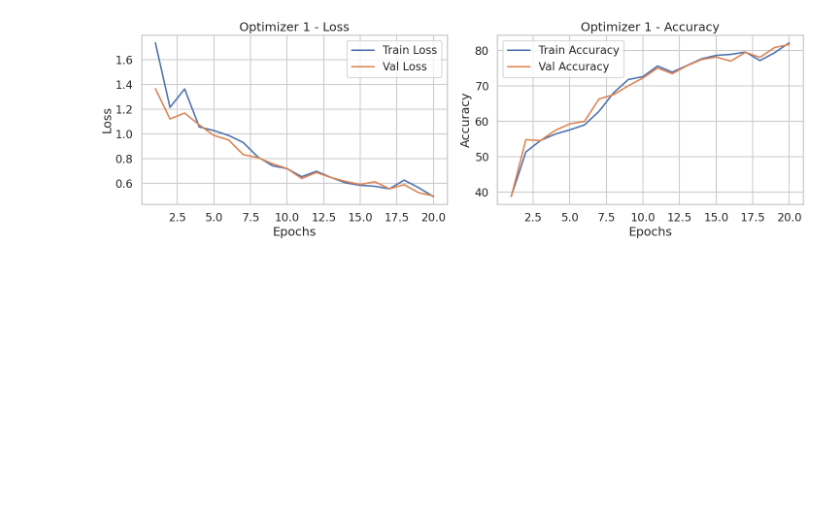
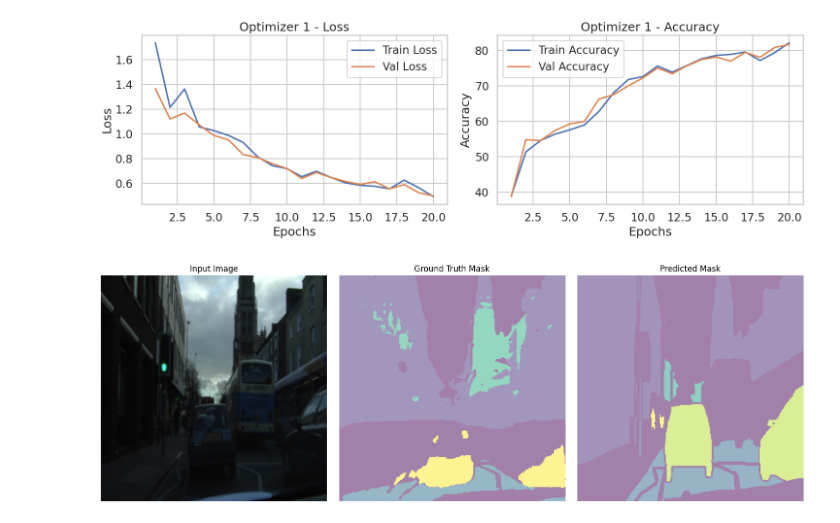
Before and after one commit to maegonz/Vision-Models-from-scratch, a Jupyter notebook: exp_unet.ipynb, the cells around one changed output. Cells and saved outputs as stored; diff of their text form; code cells hidden in the pictures; blank space fills up the shorter version.

Commit message:
Update utils function and main notebook

```diff
--- a/exp_unet.ipynb
+++ b/exp_unet.ipynb
@@ -122,3 +126,20 @@ from utils import plot_metrics
 plot_metrics(train_losses, val_losses, train_accuracies, val_accuracies, epochs=epochs)
 # %% [output]
 [figure]
+# %%
+from unet.methods import prediction
+from utils import plot_img_mask, unnormalize_image
+
+model.load_state_dict(torch.load('./unet/saved/unet_camvid.pth', map_location=device))
+preds, ground_truth = prediction(model, test_loader, device, cm=False)
+
+for imgs, _ in test_loader:
+    img = imgs[0]
+    img = unnormalize_image(img)
+    img = img.permute(1, 2, 0)
+    img = img.cpu().numpy()
+    break
+
+plot_img_mask(img, preds[0], ground_truth[0], num_samples=5, class_names=CAMVID_CLASSES)
+# %% [output]
+[figure, added]
```
Also changed, not shown: parts of 4 cells of this notebook, 1 other file.
